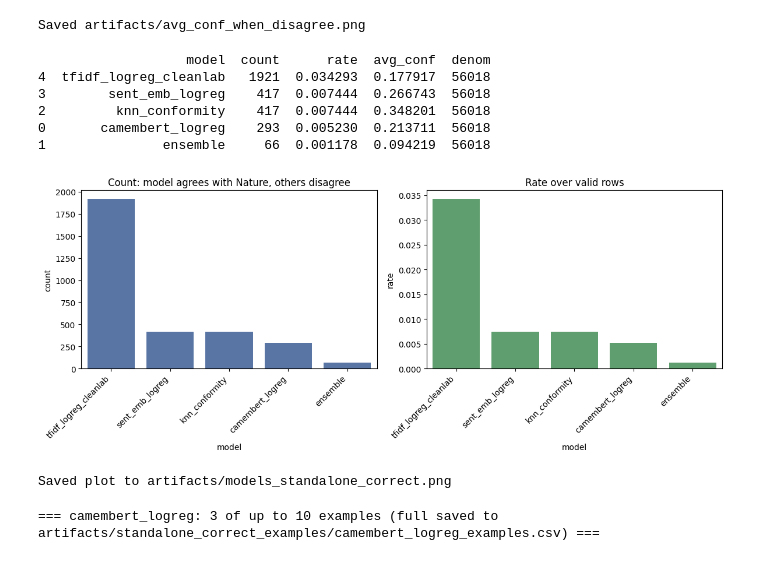
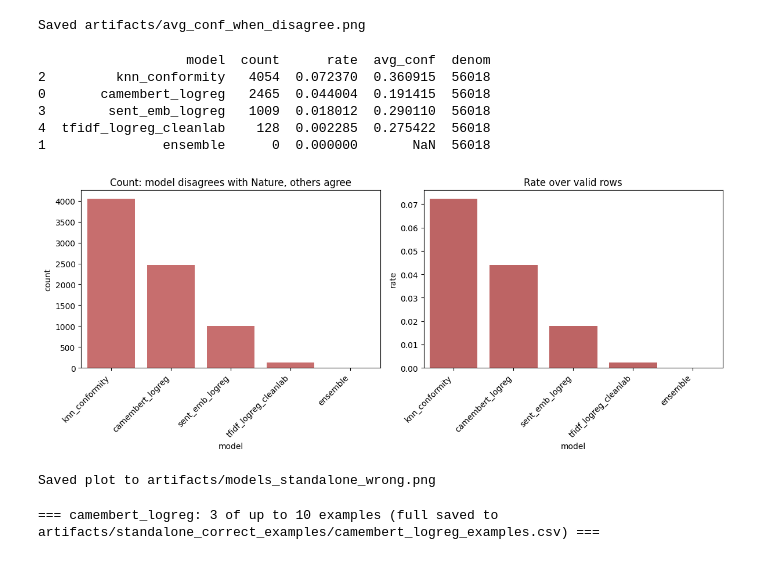
Before and after one commit to ValentinPy1/E-Commerce-Product-Error-Detection, a Jupyter notebook: test_analysis.ipynb, the cells around one changed output. Cells and saved outputs as stored; diff of their text form; code cells hidden in the pictures.

```diff
--- a/test_analysis.ipynb
+++ b/test_analysis.ipynb
@@ -632,14 +632,14 @@ Saved artifacts/avg_conf_when_agree.png
 [figure]
 Saved artifacts/avg_conf_when_disagree.png
 # %%
-# Plot: for each model, cases where it agrees with Nature while all other models disagree with Nature
+# Plot: for each model, cases where it disagrees with Nature while all other models agree with Nature
 import os
 import numpy as np
 import pandas as pd
 import seaborn as sns
 import matplotlib.pyplot as plt
 
-preds_path = 'artifacts/ensemble_predictions.csv'
+preds_path = 'artifacts/results/ensemble_predictions.csv'
 assert os.path.exists(preds_path), f"Predictions file not found at {preds_path}"
 
 df = pd.read_csv(preds_path)
@@ -668,62 +668,62 @@ for m in model_names:
     others = [o for o in model_names if o != m]
     if not others:
         continue
-    # Build mask that all other available models disagree with Nature
-    other_disagree_masks = []
+    # Build mask that all other available models agree with Nature
+    other_agree_masks = []
     other_avail = []
     for o in others:
         po = pred_series(o)
         avail = po.notna()
         other_avail.append(avail)
-        other_disagree_masks.append((po != nature) | (~avail))  # treat missing as neutral (doesn't block)
+        other_agree_masks.append((po == nature) | (~avail))  # treat missing as neutral (doesn't block)
     # Combine to pandas Series
-    all_others_disagree = pd.Series(
-        np.logical_and.reduce([m.values for m in other_disagree_masks]), index=df.index
-    ) if other_disagree_masks else pd.Series([True]*len(df), index=df.index)
+    all_others_agree = pd.Series(
+        np.logical_and.reduce([m.values for m in other_agree_masks]), index=df.index
+    ) if other_agree_masks else pd.Series([True]*len(df), index=df.index)
     any_other_present = pd.Series(
         np.logical_or.reduce([a.values for a in other_avail]), index=df.index
     ) if other_avail else pd.Series([False]*len(df), index=df.index)
-    # Model agrees with Nature
-    agree_nature = (pm == nature)
+    # Model disagrees with Nature
+    disagree_nature = (pm != nature)
     # Valid rows: model has pred and at least one other model present
     valid = mask_model_has & any_other_present
-    target_mask = valid & agree_nature & all_others_disagree
+    target_mask = valid & disagree_nature & all_others_agree
     count = int(target_mask.sum())
     denom = int(valid.sum()) if int(valid.sum()) > 0 else 1
     rate = count / denom
     # confidence if available
     conf_col = f'{m}_conf'
     avg_conf = float(df.loc[target_mask, conf_col].mean()) if conf_col in df.columns and count > 0 else np.nan
     rows.append({'model': m, 'count': count, 'rate': rate, 'avg_conf': avg_conf, 'denom': denom})
 
 res = pd.DataFrame(rows).sort_values('count', ascending=False)
 print(res.head(10))
 
 # plot
 os.makedirs('artifacts', exist_ok=True)
 plt.figure(figsize=(12, 5))
 plt.subplot(1, 2, 1)
-sns.barplot(data=res, x='model', y='count', color='#4c72b0')
-plt.title('Count: model agrees with Nature, others disagree')
+sns.barplot(data=res, x='model', y='count', color='#d65f5f')  # Red color for errors
+plt.title('Count: model disagrees with Nature, others agree')
 plt.xticks(rotation=45, ha='right')
 plt.subplot(1, 2, 2)
-sns.barplot(data=res, x='model', y='rate', color='#55a868')
+sns.barplot(data=res, x='model', y='rate', color='#cc5555')  # Darker red
 plt.title('Rate over valid rows')
 plt.xticks(rotation=45, ha='right')
 plt.tight_layout()
-out_path = 'artifacts/models_standalone_correct.png'
+out_path = 'artifacts/models_standalone_wrong.png'
 plt.savefig(out_path, dpi=200)
 plt.show()
 print('Saved plot to', out_path)
 # %% [output]
                    model  count      rate  avg_conf  denom
-4  tfidf_logreg_cleanlab   1921  0.034293  0.177917  56018
-3        sent_emb_logreg    417  0.007444  0.266743  56018
-2         knn_conformity    417  0.007444  0.348201  56018
-0       camembert_logreg    293  0.005230  0.213711  56018
-1               ensemble     66  0.001178  0.094219  56018
+2         knn_conformity   4054  0.072370  0.360915  56018
+0       camembert_logreg   2465  0.044004  0.191415  56018
+3        sent_emb_logreg   1009  0.018012  0.290110  56018
+4  tfidf_logreg_cleanlab    128  0.002285  0.275422  56018
+1               ensemble      0  0.000000       NaN  56018
-[figure, old version]
+[figure, new version]
-Saved plot to artifacts/models_standalone_correct.png
+Saved plot to artifacts/models_standalone_wrong.png
 # %%
 # Examples: for each model, 10 rows where it matches Nature and all others disagree
 import os
```
Also changed, not shown: 6 other files.
